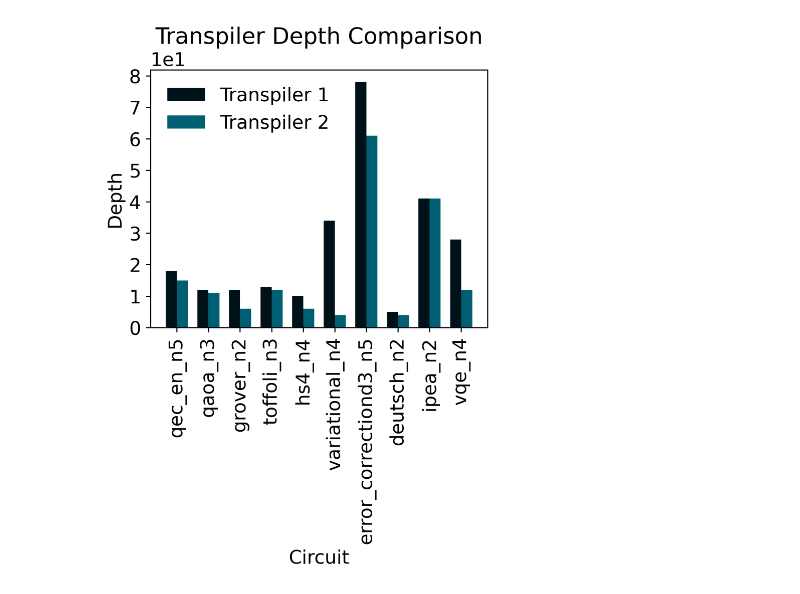
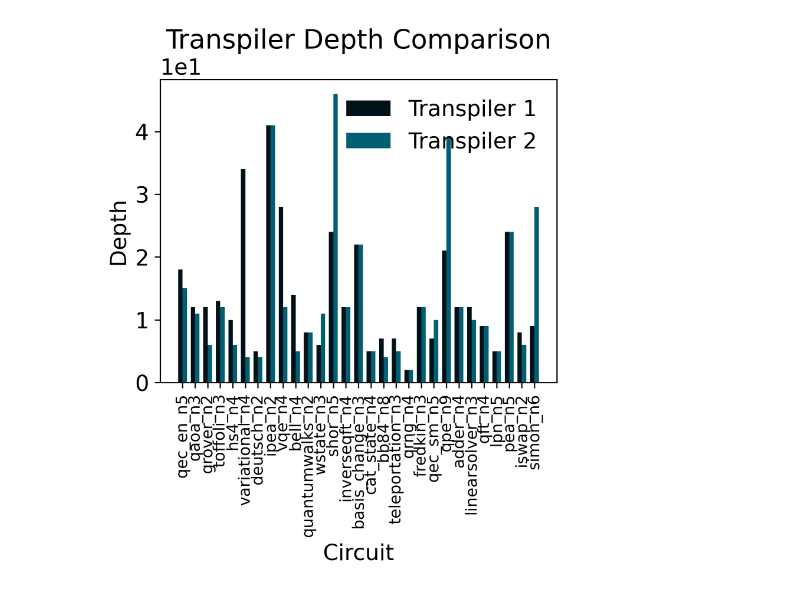
Before and after one commit to evmckinney9/transpile_benchy, a Jupyter notebook: src/scripts/main.ipynb, the cells around one changed output. Saved outputs shown, nothing was run; the diff lists cells and outputs as text; code cells hidden in the pictures.

```diff
--- a/src/scripts/main.ipynb
+++ b/src/scripts/main.ipynb
@@ -1,21 +1,21 @@
 # %%
 from transpile_benchy.main import Benchmark
 from qiskit import transpile
 
 
 # XXX not sure best way to define the runnables
 def t0(c):
     return transpile(c, optimization_level=0)
 
 
 def t3(c):
     return transpile(c, optimization_level=3)
 
 
-b = Benchmark(t0, t3)
+b = Benchmark(t0, t3, size="small")
 b.run()
 
 # plot and save as svg
 b.plot(save=True)
 # %% [output]
-[figure, old version]
+[figure, new version]
```
Also changed, not shown: 2 other files.
